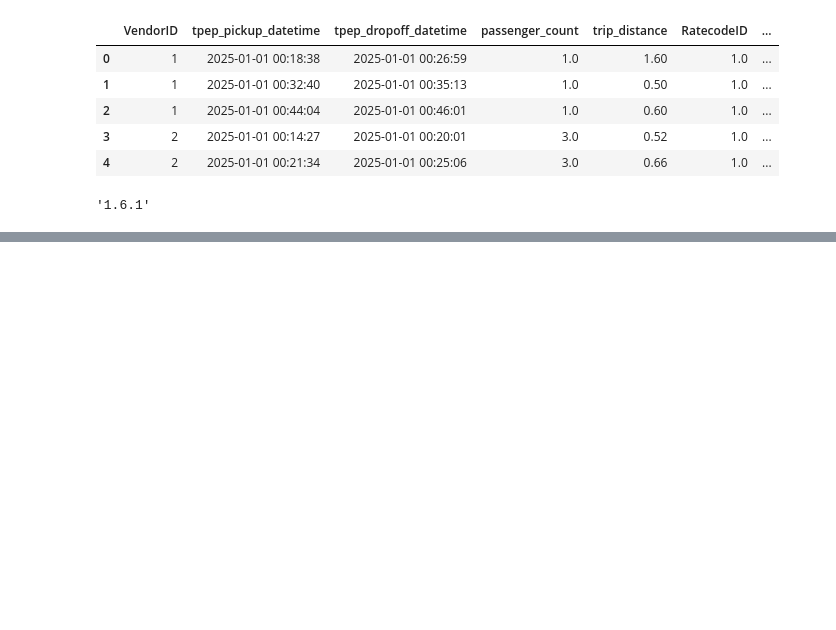
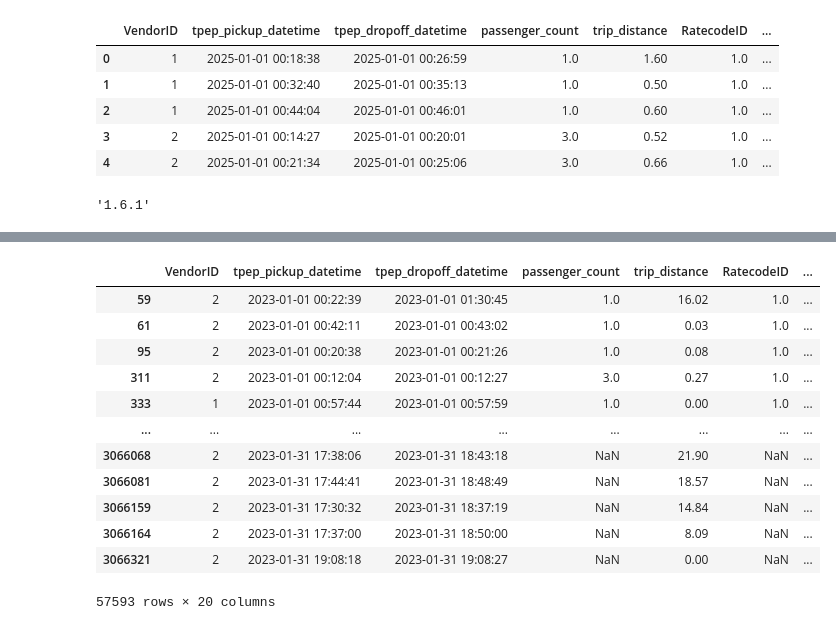
Before and after one commit to rprisram/mlops-zoomcamp, a Jupyter notebook: 01-intro/homework.ipynb, the cells around one changed output, grey strips where cells are left out. Saved outputs shown, nothing was run; the diff lists cells and outputs as text; code cells hidden in the pictures; blank space fills up the shorter version.

```diff
--- a/01-intro/homework.ipynb
+++ b/01-intro/homework.ipynb
@@ -34,0 +351,16 @@ sklearn.__version__
+# %%
+df[(df.duration < 1) | (df.duration > 60)]
+# %% [output]
+|  | VendorID | tpep_pickup_datetime | tpep_dropoff_datetime | passenger_count | trip_distance | RatecodeID | ... |
+| 59 | 2 | 2023-01-01 00:22:39 | 2023-01-01 01:30:45 | 1.0 | 16.02 | 1.0 | ... |
+| 61 | 2 | 2023-01-01 00:42:11 | 2023-01-01 00:43:02 | 1.0 | 0.03 | 1.0 | ... |
+| 95 | 2 | 2023-01-01 00:20:38 | 2023-01-01 00:21:26 | 1.0 | 0.08 | 1.0 | ... |
+| 311 | 2 | 2023-01-01 00:12:04 | 2023-01-01 00:12:27 | 3.0 | 0.27 | 1.0 | ... |
+| 333 | 1 | 2023-01-01 00:57:44 | 2023-01-01 00:57:59 | 1.0 | 0.00 | 1.0 | ... |
+| ... | ... | ... | ... | ... | ... | ... | ... |
+| 3066068 | 2 | 2023-01-31 17:38:06 | 2023-01-31 18:43:18 | NaN | 21.90 | NaN | ... |
+| 3066081 | 2 | 2023-01-31 17:44:41 | 2023-01-31 18:48:49 | NaN | 18.57 | NaN | ... |
+| 3066159 | 2 | 2023-01-31 17:30:32 | 2023-01-31 18:37:19 | NaN | 14.84 | NaN | ... |
+| 3066164 | 2 | 2023-01-31 17:37:00 | 2023-01-31 18:50:00 | NaN | 8.09 | NaN | ... |
+| 3066321 | 2 | 2023-01-31 19:08:18 | 2023-01-31 19:08:27 | NaN | 0.00 | NaN | ... |
+57593 rows × 20 columns
```
Also changed, not shown: parts of 66 cells of this notebook.
